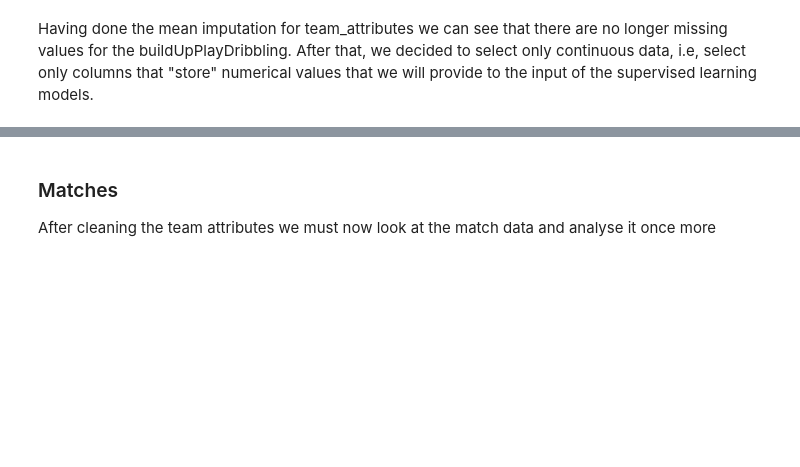
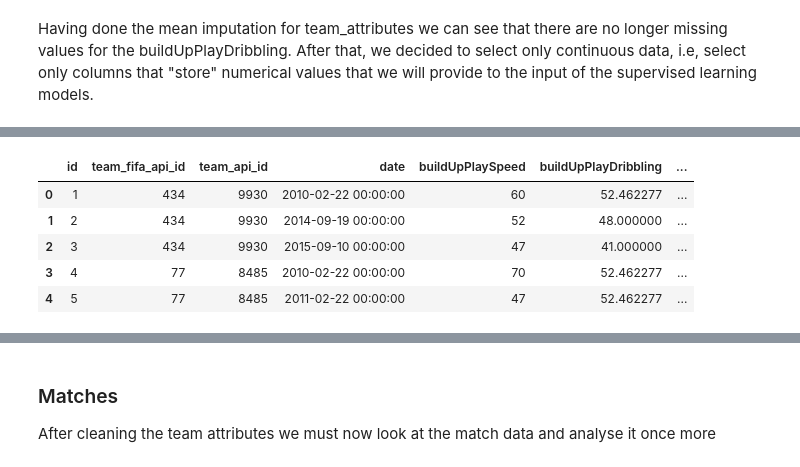
Before and after one commit to motapinto/football-classification-predications, a Jupyter notebook: src/Supervised Learning Models.ipynb, the cells around one changed output, grey strips where cells are left out. Cells and saved outputs as stored; diff of their text form; code cells hidden in the pictures; blank space fills up the shorter version.

```diff
--- a/src/Supervised Learning Models.ipynb
+++ b/src/Supervised Learning Models.ipynb
@@ -454,0 +466,21 @@ KeyError: "['buildUpPlaySpeedClass' 'buildUpPlayDribblingClass'\n 'buildUpPlayPa
+# %%
+shots_off = pd.read_csv("../dataset/shotoff_detail.csv")
+shots_on = pd.read_csv("../dataset/shoton_detail.csv")
+shots = pd.concat([shots_off[['match_id', 'team']], shots_on[['match_id', 'team']]])
+
+total_shots = shots["team"].value_counts()
+total_matches = shots.drop_duplicates(['match_id', 'team'])["team"].value_counts()
+
+for index, n_shots in total_shots.iteritems():
+    n_matches = total_matches[index]
+    avg_shots = n_shots / n_matches
+    teams_stats.loc[teams_stats['team_api_id'] == index, 'avg_shots'] = avg_shots
+
+teams_stats.loc[(teams_stats['avg_shots'].isnull())].head()
+# %% [output]
+|  | id | team_fifa_api_id | team_api_id | date | buildUpPlaySpeed | buildUpPlayDribbling | ... |
+| 0 | 1 | 434 | 9930 | 2010-02-22 00:00:00 | 60 | 52.462277 | ... |
+| 1 | 2 | 434 | 9930 | 2014-09-19 00:00:00 | 52 | 48.000000 | ... |
+| 2 | 3 | 434 | 9930 | 2015-09-10 00:00:00 | 47 | 41.000000 | ... |
+| 3 | 4 | 77 | 8485 | 2010-02-22 00:00:00 | 70 | 52.462277 | ... |
+| 4 | 5 | 77 | 8485 | 2011-02-22 00:00:00 | 47 | 52.462277 | ... |
```
Also changed, not shown: parts of 27 cells of this notebook.
